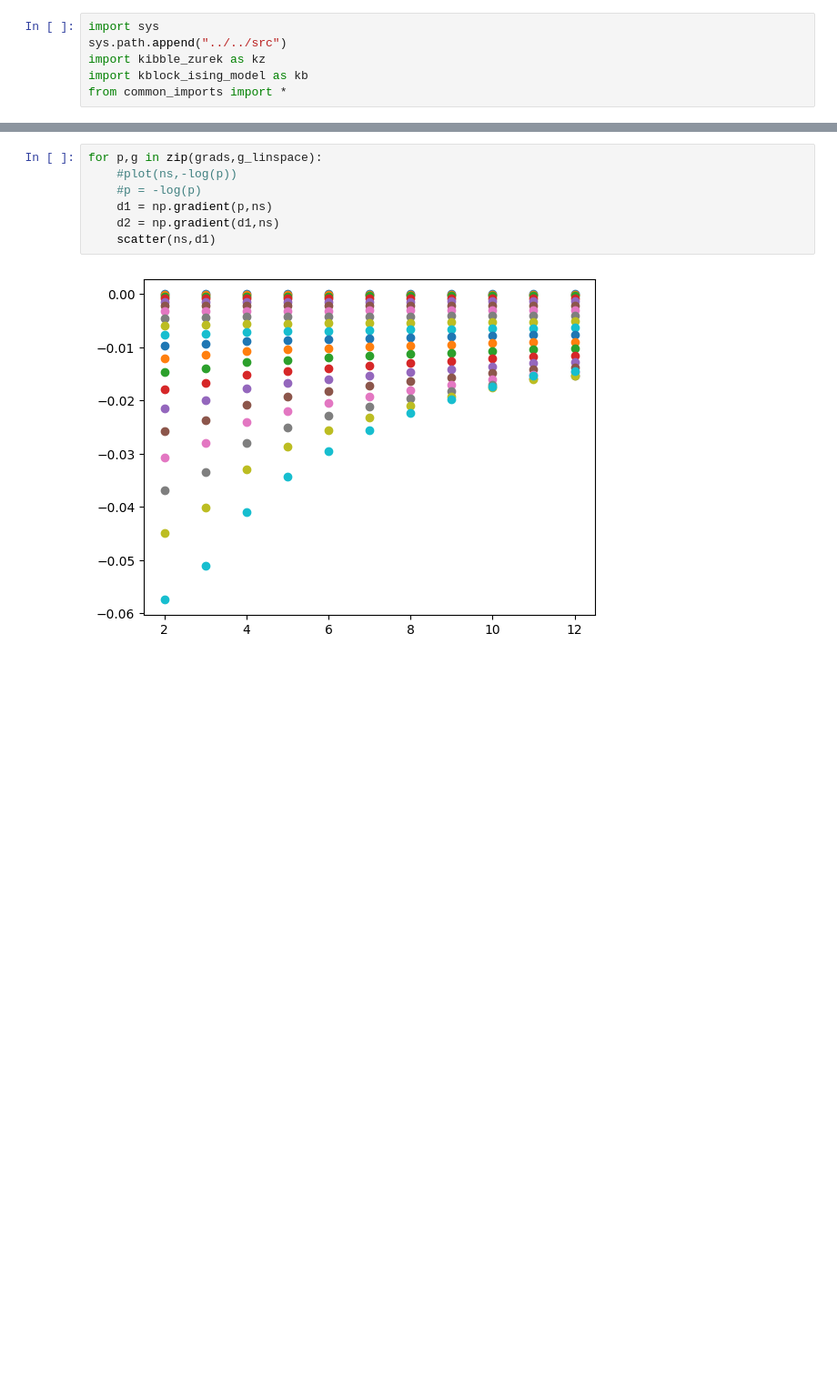
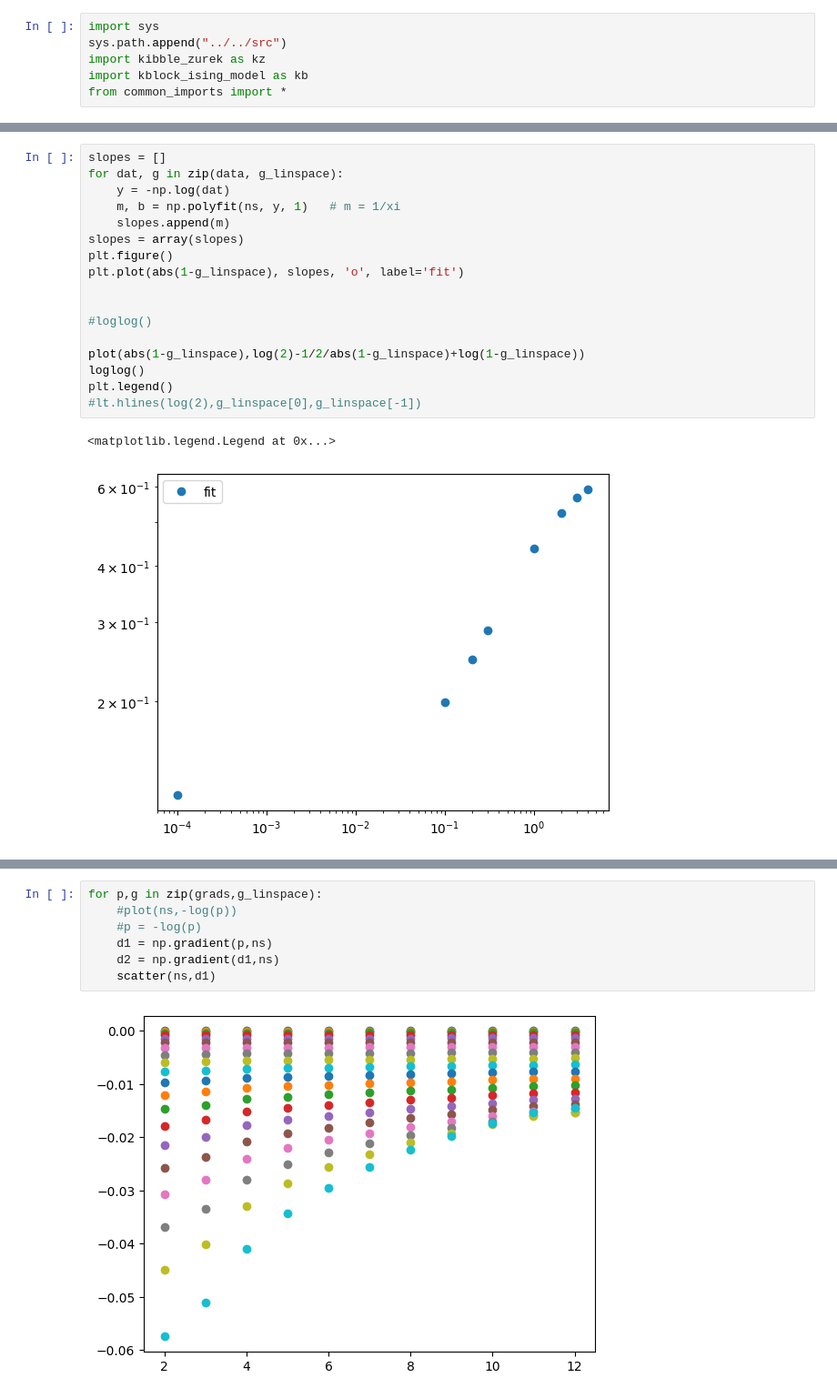
Before and after one commit to KristianMunnikhuis/subsystem_loschmidt_echo, a Jupyter notebook: scripts/0_correlation_length_withN/correlation_with_N.ipynb, the cells around one changed output, grey strips where cells are left out. Shown at 91% size. Drawn from its saved outputs; the diff is of its cells as text; blank space fills up the shorter version.

```diff
--- a/scripts/0_correlation_length_withN/correlation_with_N.ipynb
+++ b/scripts/0_correlation_length_withN/correlation_with_N.ipynb
@@ -40,0 +48,20 @@ plt.legend()
+# %%
+slopes = []
+for dat, g in zip(data, g_linspace):
+    y = -np.log(dat)
+    m, b = np.polyfit(ns, y, 1)   # m = 1/xi
+    slopes.append(m)
+slopes = array(slopes)
+plt.figure()
+plt.plot(abs(1-g_linspace), slopes, 'o', label='fit')
+
+
+#loglog()
+
+plot(abs(1-g_linspace),log(2)-1/2/abs(1-g_linspace)+log(1-g_linspace))
+loglog()
+plt.legend()
+#lt.hlines(log(2),g_linspace[0],g_linspace[-1])
+# %% [output]
+<matplotlib.legend.Legend at 0x...>
+[figure, added]
```
Also changed, not shown: parts of 8 cells of this notebook, 25 other files.
